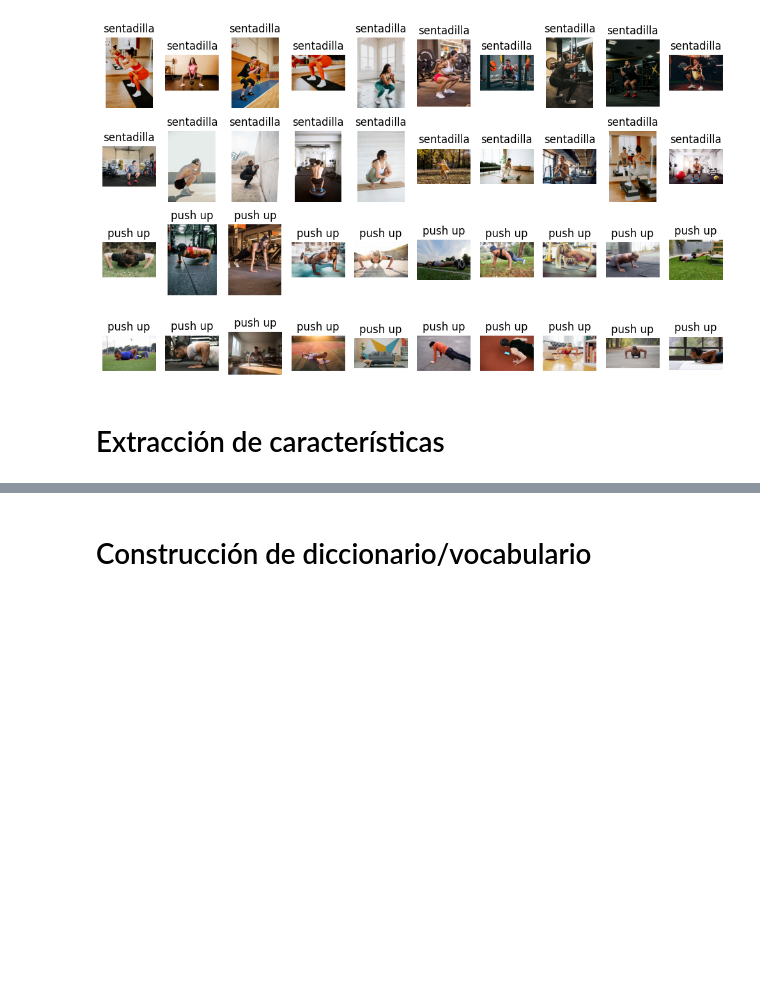
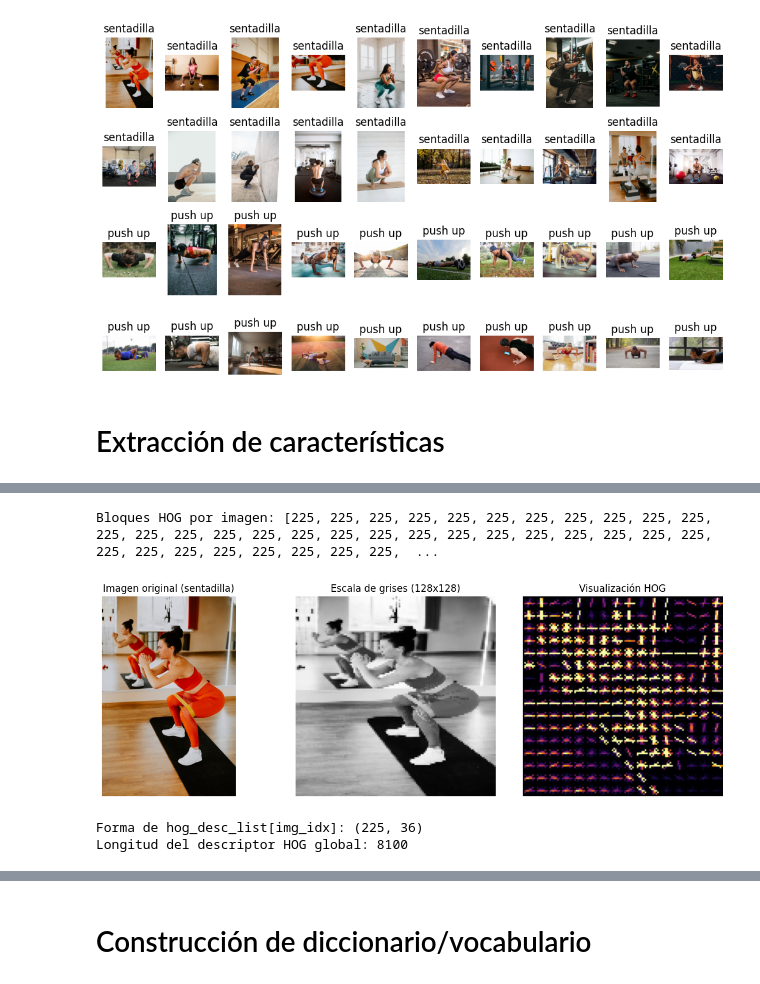
Before and after one commit to julicapa15/Laboratorio1_VisionComputacional, a Jupyter notebook: LABORATORIO_1_VISION_COMPUTACIONAL.ipynb, the cells around one changed output, grey strips where cells are left out. Cells and saved outputs as stored; diff of their text form; code cells hidden in the pictures; blank space fills up the shorter version.

```diff
--- a/LABORATORIO_1_VISION_COMPUTACIONAL.ipynb
+++ b/LABORATORIO_1_VISION_COMPUTACIONAL.ipynb
@@ -129,0 +134,65 @@ Keypoints por imagen: [900, 1219, 970, 804, 834, 2175, 1322, 1781, 785, 1650, 39
+# %%
+orientations = 9
+cells_per_block = (2, 2)
+hog_size = (128, 128)
+
+hog_images = []
+hog_desc_list = []
+n_hog_blocks = []
+
+for gray in images_gray:
+    gray_resized = cv2.resize(gray, hog_size)
+    hog_images.append(gray_resized)
+
+    hog_blocks = hog(
+        gray_resized,
+        cells_per_block=cells_per_block,
+        visualize=False
+        )
+
+    descriptors = hog_blocks.reshape(-1, np.prod(cells_per_block) * orientations).astype(np.float32)
+    hog_desc_list.append(descriptors)
+    n_hog_blocks.append(descriptors.shape[0])
+
+print("Bloques HOG por imagen:", n_hog_blocks)
+
+img_idx = 0
+hog_features, hog_image = hog(
+    hog_images[img_idx],
+    orientations=orientations,
+    cells_per_block=cells_per_block,
+    block_norm="L2-Hys",
+    visualize=True,
+    feature_vector=True,
+    channel_axis=None,
+ )
+
+hog_image_rescaled = exposure.rescale_intensity(hog_image, in_range=(0, 10))
+
+plt.figure(figsize=(12, 4))
+plt.subplot(1, 3, 1)
+plt.imshow(images_rgb[img_idx])
+plt.title(f"Imagen original ({labels[img_idx]})")
+plt.axis("off")
+
+plt.subplot(1, 3, 2)
+plt.imshow(hog_images[img_idx], cmap="gray")
+plt.title("Escala de grises (128x128)")
+plt.axis("off")
+
+plt.subplot(1, 3, 3)
+plt.imshow(hog_image_rescaled, cmap="inferno")
+plt.title("Visualización HOG")
+plt.axis("off")
+
+plt.tight_layout()
+plt.show()
+
+print("Forma de hog_desc_list[img_idx]:", hog_desc_list[img_idx].shape)
+print("Longitud del descriptor HOG global:", hog_features.shape[0])
+hog_desc_list[img_idx][:5]
+# %% [output]
+Bloques HOG por imagen: [225, 225, 225, 225, 225, 225, 225, 225, 225, 225, 225, 225, 225, 225, 225, 225, 225, 225, 225, 225, 225, 225, 225, 225, 225, 225, 225, 225, 225, 225, 225, 225, 225, 225, 225,  ...
+[figure, added]
+Forma de hog_desc_list[img_idx]: (225, 36)
+Longitud del descriptor HOG global: 8100
```
Also changed, not shown: parts of 7 cells of this notebook, 2 other files.
